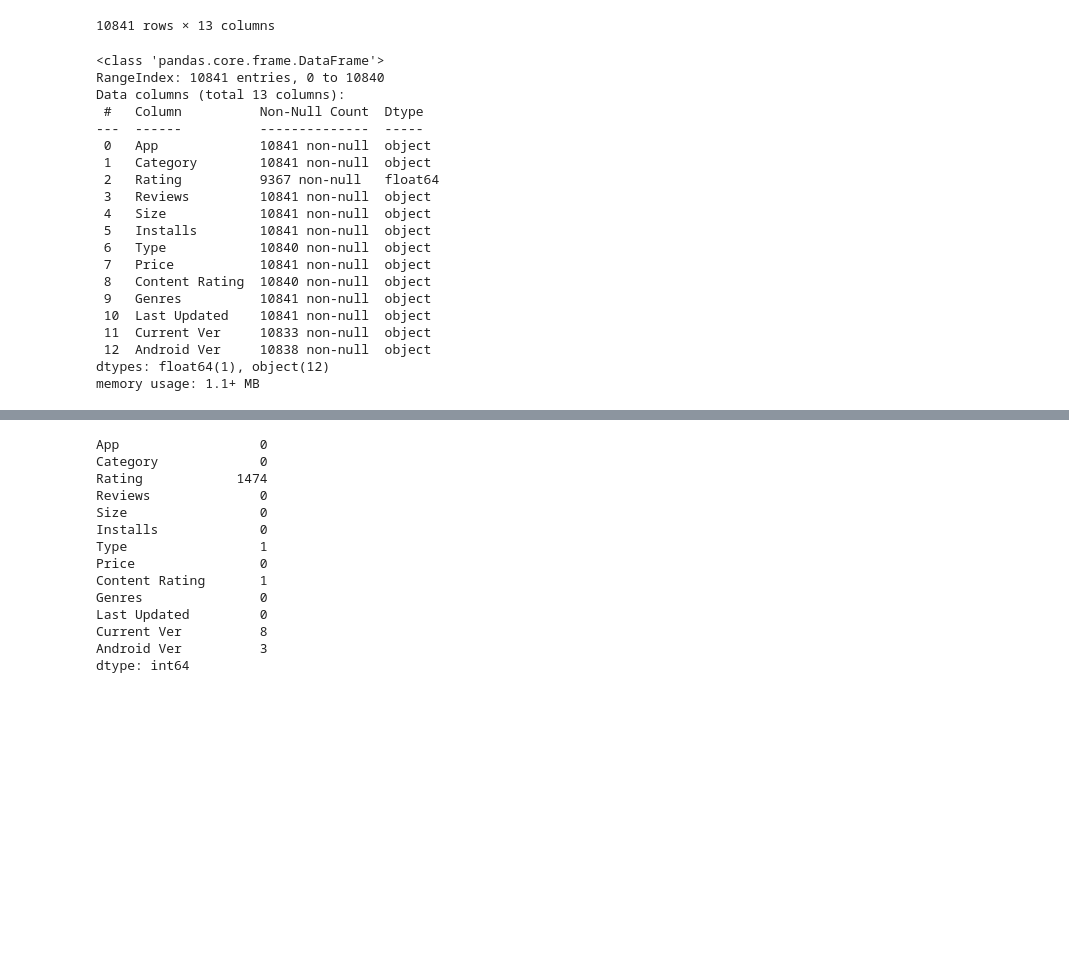
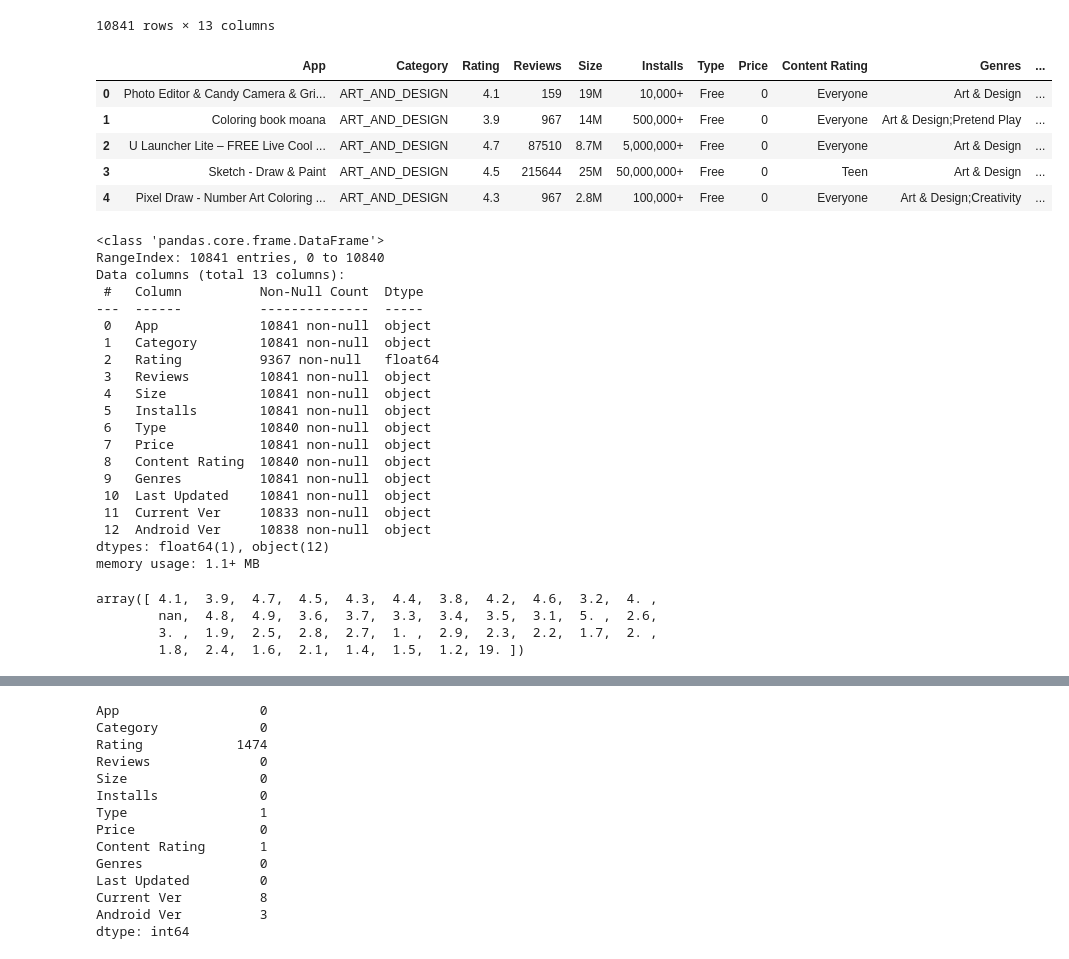
Before and after one commit to fatihsavaskurt/Python-WB, a Jupyter notebook: Google Play Store Apps EDA.ipynb, the cells around one changed output, grey strips where cells are left out. Cells and saved outputs as stored; diff of their text form; code cells hidden in the pictures; blank space fills up the shorter version.

```diff
--- a/Google Play Store Apps EDA.ipynb
+++ b/Google Play Store Apps EDA.ipynb
@@ -22,25 +27,41 @@ df
 | 10840 | iHoroscope - 2018 Daily Horoscope... | LIFESTYLE | 4.5 | 398307 | 19M | 10,000,000+ | Free | 0 | Everyone | Lifestyle | ... |
 10841 rows × 13 columns
 # %%
-df.info()
+df.head()
 # %% [output]
-<class 'pandas.core.frame.DataFrame'>
-RangeIndex: 10841 entries, 0 to 10840
-Data columns (total 13 columns):
- #   Column          Non-Null Count  Dtype
----  ------          --------------  -----
- 0   App             10841 non-null  object
- 1   Category        10841 non-null  object
- 2   Rating          9367 non-null   float64
- 3   Reviews         10841 non-null  object
- 4   Size            10841 non-null  object
- 5   Installs        10841 non-null  object
- 6   Type            10840 non-null  object
- 7   Price           10841 non-null  object
- 8   Content Rating  10840 non-null  object
- 9   Genres          10841 non-null  object
- 10  Last Updated    10841 non-null  object
- 11  Current Ver     10833 non-null  object
- 12  Android Ver     10838 non-null  object
-dtypes: float64(1), object(12)
-memory usage: 1.1+ MB
+|  | App | Category | Rating | Reviews | Size | Installs | Type | Price | Content Rating | Genres | ... |
+| 0 | Photo Editor & Candy Camera & Gri... | ART_AND_DESIGN | 4.1 | 159 | 19M | 10,000+ | Free | 0 | Everyone | Art & Design | ... |
+| 1 | Coloring book moana | ART_AND_DESIGN | 3.9 | 967 | 14M | 500,000+ | Free | 0 | Everyone | Art & Design;Pretend Play | ... |
+| 2 | U Launcher Lite – FREE Live Cool ... | ART_AND_DESIGN | 4.7 | 87510 | 8.7M | 5,000,000+ | Free | 0 | Everyone | Art & Design | ... |
+| 3 | Sketch - Draw & Paint | ART_AND_DESIGN | 4.5 | 215644 | 25M | 50,000,000+ | Free | 0 | Teen | Art & Design | ... |
+| 4 | Pixel Draw - Number Art Coloring ... | ART_AND_DESIGN | 4.3 | 967 | 2.8M | 100,000+ | Free | 0 | Everyone | Art & Design;Creativity | ... |
+# %%
+df.info() ##output'da da görüleceği üzere, numeric olmayan ama aslında numeric değerler var. bunları numeric hale getirmek gerekiyor.
+# %% [output]
+<class 'pandas.core.frame.DataFrame'>
+RangeIndex: 10841 entries, 0 to 10840
+Data columns (total 13 columns):
+ #   Column          Non-Null Count  Dtype
+---  ------          --------------  -----
+ 0   App             10841 non-null  object
+ 1   Category        10841 non-null  object
+ 2   Rating          9367 non-null   float64
+ 3   Reviews         10841 non-null  object
+ 4   Size            10841 non-null  object
+ 5   Installs        10841 non-null  object
+ 6   Type            10840 non-null  object
+ 7   Price           10841 non-null  object
+ 8   Content Rating  10840 non-null  object
+ 9   Genres          10841 non-null  object
+ 10  Last Updated    10841 non-null  object
+ 11  Current Ver     10833 non-null  object
+ 12  Android Ver     10838 non-null  object
+dtypes: float64(1), object(12)
+memory usage: 1.1+ MB
+# %%
+df["Rating"].unique()
+# %% [output]
+array([ 4.1,  3.9,  4.7,  4.5,  4.3,  4.4,  3.8,  4.2,  4.6,  3.2,  4. ,
+        nan,  4.8,  4.9,  3.6,  3.7,  3.3,  3.4,  3.5,  3.1,  5. ,  2.6,
+        3. ,  1.9,  2.5,  2.8,  2.7,  1. ,  2.9,  2.3,  2.2,  1.7,  2. ,
+        1.8,  2.4,  1.6,  2.1,  1.4,  1.5,  1.2, 19. ])
```
Also changed, not shown: parts of 73 cells of this notebook.
